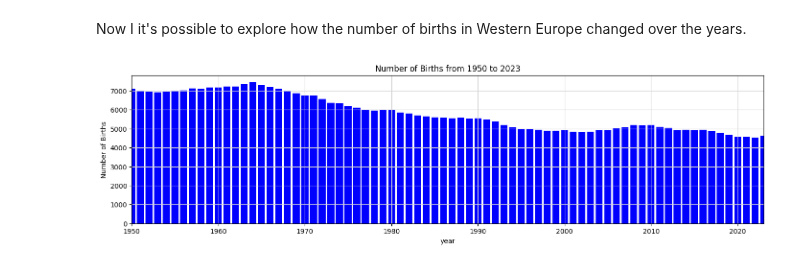
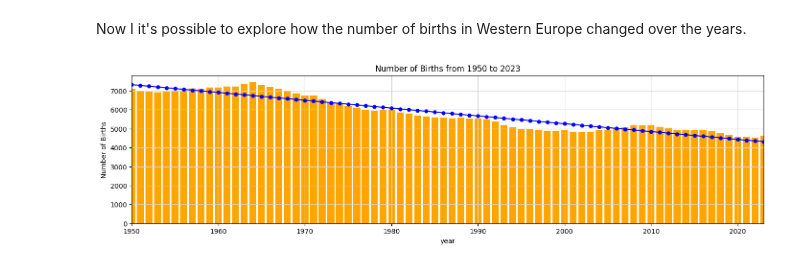
Before and after one commit to felixschwebel/UNICEF-SDMX-API, a Jupyter notebook: UNICEF_SDMX_API.ipynb, the cells around one changed output. Drawn from its saved outputs; the diff is of its cells as text; code cells hidden in the pictures.

Commit message:
add trendline to data viz

```diff
--- a/UNICEF_SDMX_API.ipynb
+++ b/UNICEF_SDMX_API.ipynb
@@ -541,17 +542,29 @@ Now I it's possible to explore how the number of births in Western Europe change
 # %%
 fig, ax = plt.subplots(figsize=(17,4))
 plt.bar(
     x=df.index,
     height=df['DM_BRTS'],
-    color='blue'
+    color='orange',
 )
+
+# calculate trendline
+t = np.polyfit(df.index, df['DM_BRTS'], 1)
+p = np.poly1d(t)
+
+plt.plot(
+    df.index,
+    p(df.index),
+    marker='.',
+    color='blue',
+    ms=10
+    )
 
 ax.grid(True, color="lightgrey")
 plt.title('Number of Births from 1950 to 2023')
 plt.ylabel('Number of Births')
 plt.xlabel('year')
 plt.xlim(1950, 2023)
 
 plt.show()
 # %% [output]
-[figure, old version]
+[figure, new version]
```
Also changed, not shown: parts of 3 cells of this notebook.
